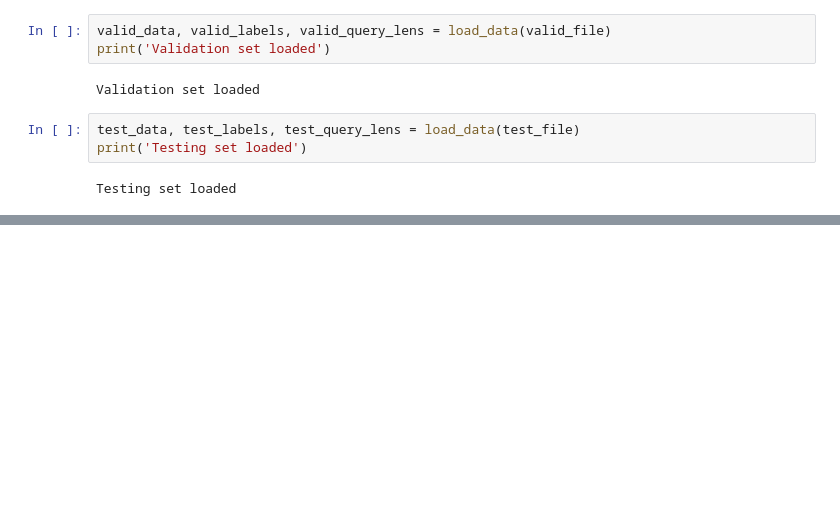
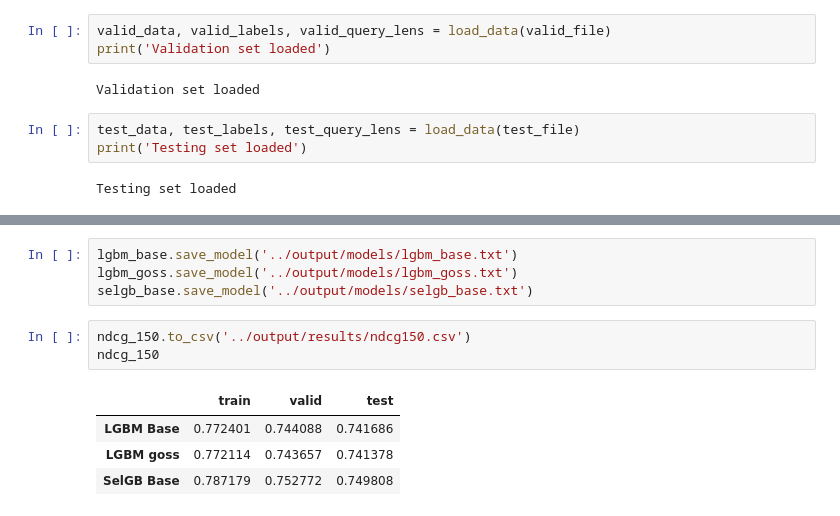
Before and after one commit to diegochine/LightGBM-SelGB, a Jupyter notebook: SelGB evaluation.ipynb, the cells around one changed output, grey strips where cells are left out. Drawn from its saved outputs; the diff is of its cells as text; blank space fills up the shorter version.

```diff
--- a/SelGB evaluation.ipynb
+++ b/SelGB evaluation.ipynb
@@ -62,0 +133,12 @@ TypeError: 'NoneType' object is not iterable
+# %%
+lgbm_base.save_model('../output/models/lgbm_base.txt')
+lgbm_goss.save_model('../output/models/lgbm_goss.txt')
+selgb_base.save_model('../output/models/selgb_base.txt')
+# %%
+ndcg_150.to_csv('../output/results/ndcg150.csv')
+ndcg_150
+# %% [output]
+|  | train | valid | test |
+| LGBM Base | 0.772401 | 0.744088 | 0.741686 |
+| LGBM goss | 0.772114 | 0.743657 | 0.741378 |
+| SelGB Base | 0.787179 | 0.752772 | 0.749808 |
```
Also changed, not shown: parts of 9 cells of this notebook, 4 other files.
